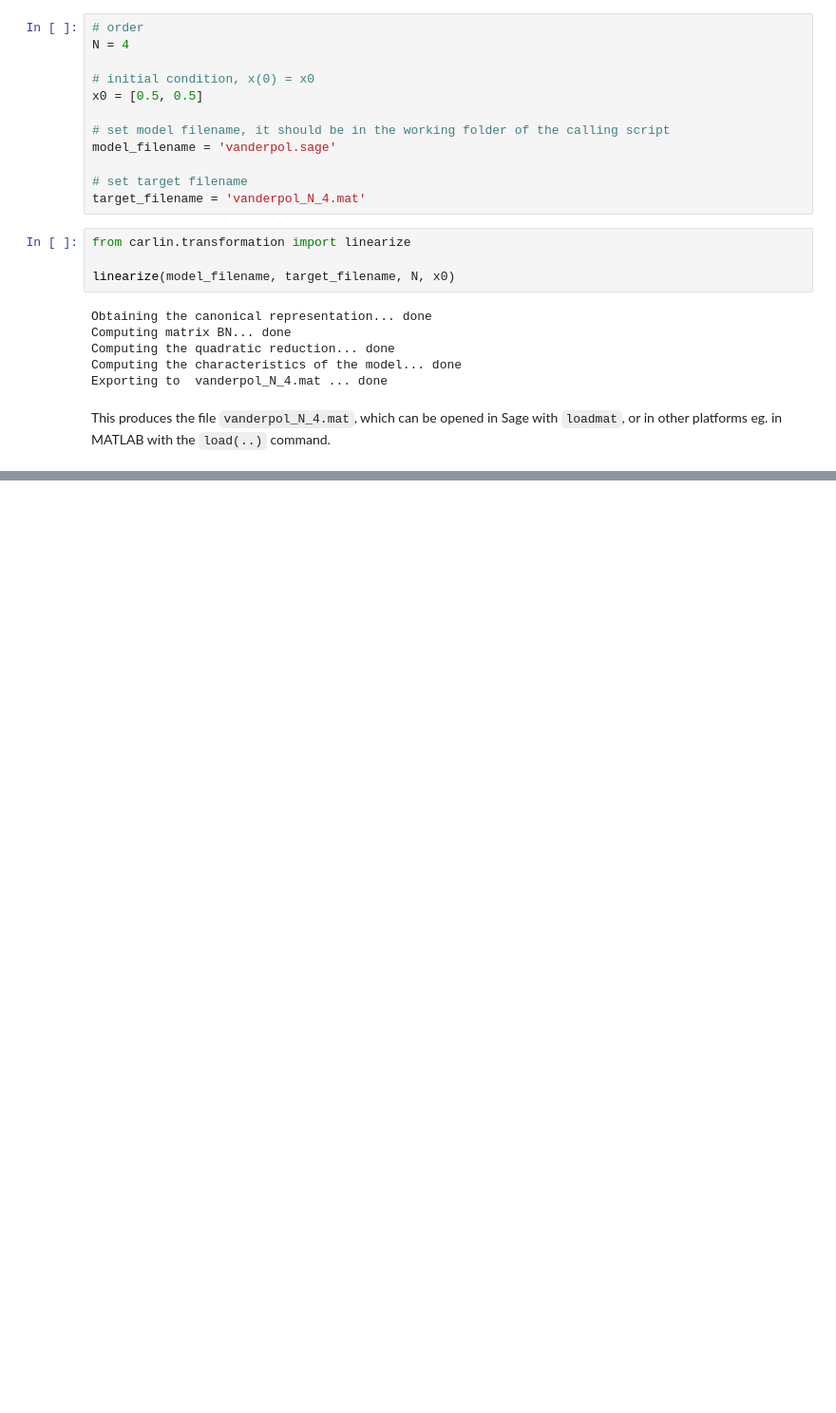
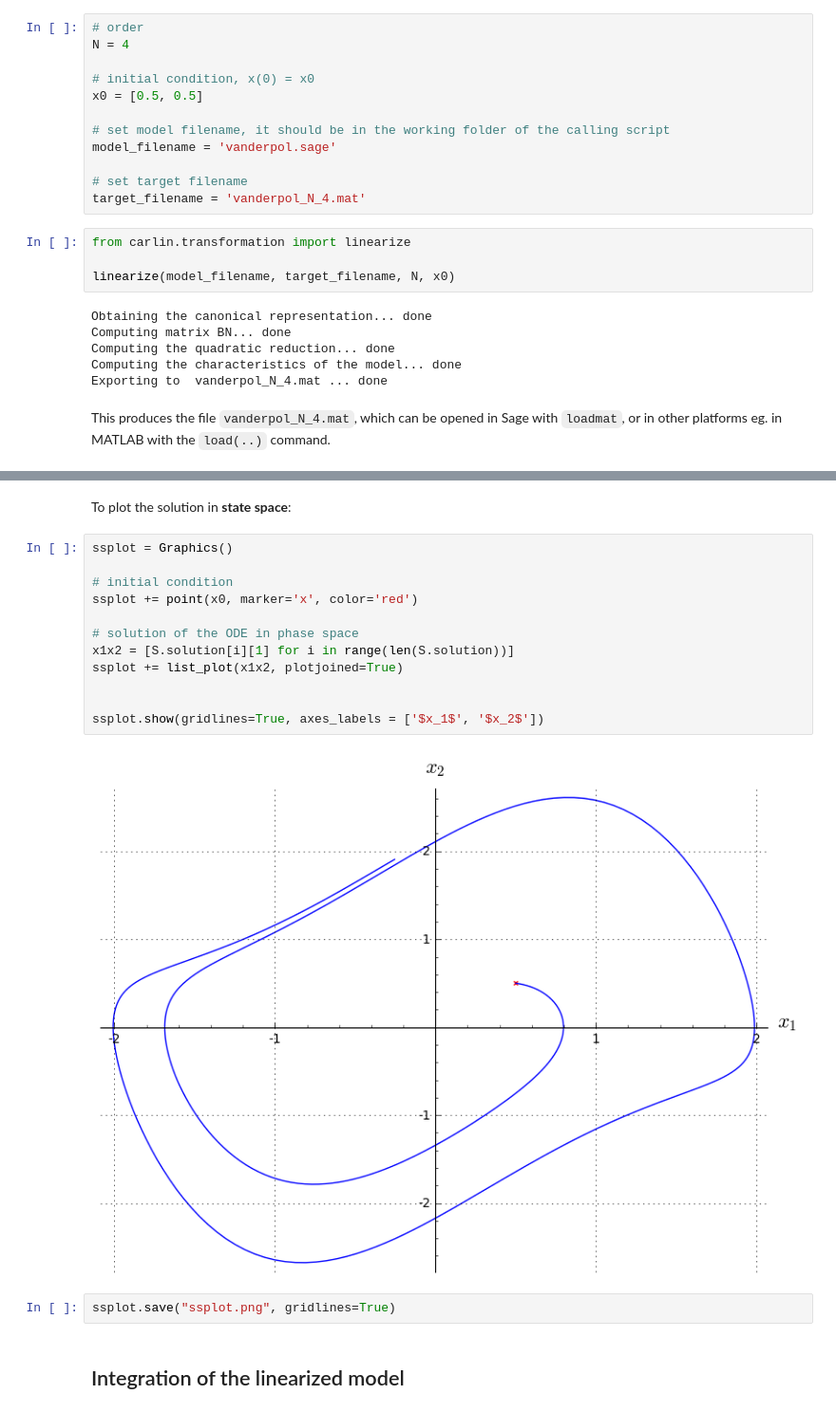
Before and after one commit to mforets/carlin, a Jupyter notebook: examples/vanderpol.ipynb, the cells around one changed output, grey strips where cells are left out. Shown: that part at 95% size. Drawn from its saved outputs; the diff is of its cells as text; blank space fills up the shorter version.

```diff
--- a/examples/vanderpol.ipynb
+++ b/examples/vanderpol.ipynb
@@ -151,0 +271,20 @@ This produces the file `vanderpol_N_4.mat`, which can be opened in Sage with `lo
+# %% [markdown]
+To plot the solution in **state space**:
+# %%
+ssplot = Graphics()
+
+# initial condition
+ssplot += point(x0, marker='x', color='red')
+
+# solution of the ODE in phase space
+x1x2 = [S.solution[i][1] for i in range(len(S.solution))]
+ssplot += list_plot(x1x2, plotjoined=True)
+
+
+ssplot.show(gridlines=True, axes_labels = ['$x_1$', '$x_2$'])
+# %% [output]
+[figure, added]
+# %%
+ssplot.save("ssplot.png", gridlines=True)
+# %% [markdown]
+## Integration of the linearized model
```
Also changed, not shown: parts of 38 cells of this notebook, 3 other files.
